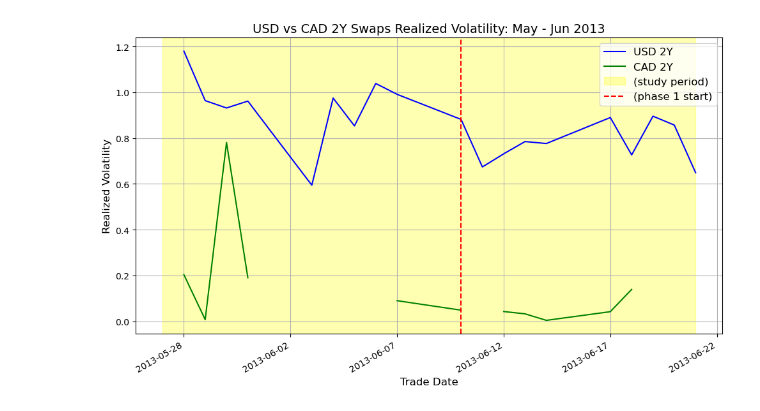
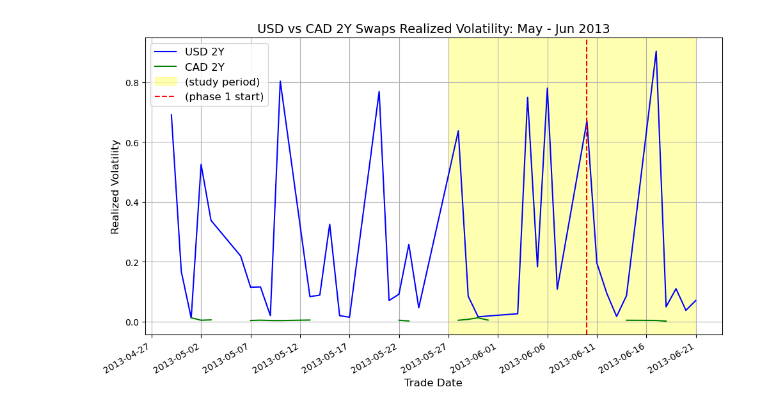
Before and after one commit to arnoblalam/irs-pricing-python, a Jupyter notebook: notebooks/volatility/2Y_Parallel_Trends_Volatility.ipynb, the cells around one changed output. Drawn from its saved outputs; the diff is of its cells as text; code cells hidden in the pictures.

Commit message:
Add volatility

```diff
--- a/notebooks/volatility/2Y_Parallel_Trends_Volatility.ipynb
+++ b/notebooks/volatility/2Y_Parallel_Trends_Volatility.ipynb
@@ -15,36 +15,36 @@ date_nice = f'May - Jun 2013'
 # %%
 
 # Filter the data for February and March for both datasets
-df = pd.read_csv('data/volatility/irs_fix_float_volatility.csv')
-df['Trade Date'] = pd.to_datetime(df['Trade Date'])
+df = pd.read_excel('data/volatility/irs_fix_float_volatility_20250121.xlsx')
+#df['Trade Date'] = pd.to_datetime(df['Trade Date'])
 df_usd = df[(df['Curr'] == 'USD') & (df['T'] == tenor)]
 df_cad = df[(df['Curr'] == 'CAD') & (df['T'] == tenor)]
-df_usd_filtered = df_usd[(df_usd['Trade Date'] >= start_date) & (df_usd['Trade Date'] <= end_date)].sort_values(by='Trade Date')
-df_cad_filtered = df_cad[(df_cad['Trade Date'] >= start_date) & (df_cad['Trade Date'] <= end_date)].sort_values(by='Trade Date')
+df_usd_filtered = df_usd[(df_usd['Trade_Date'] >= start_date) & (df_usd['Trade_Date'] <= end_date)].sort_values(by='Trade_Date')
+df_cad_filtered = df_cad[(df_cad['Trade_Date'] >= start_date) & (df_cad['Trade_Date'] <= end_date)].sort_values(by='Trade_Date')
 # %%
 # Re-plotting with additional formatting for study period and phase 1 start
 
 plt.figure(figsize=(10, 6))
-plt.plot(df_usd_filtered['Trade Date'], df_usd_filtered['std_return_1'], label=f'USD {tenor}', color='blue')
-plt.plot(df_cad_filtered['Trade Date'], df_cad_filtered['std_return_1'], label=f'CAD {tenor}', color='green')
+plt.plot(df_usd_filtered['Trade_Date'], df_usd_filtered['std_return_1'], label=f'USD {tenor}', color='blue')
+plt.plot(df_cad_filtered['Trade_Date'], df_cad_filtered['std_return_1'], label=f'CAD {tenor}', color='green')
 
 plt.axvspan(study_start, study_end, color='yellow', alpha=0.3, label='(study period)')
 
 # Adding a vertical dashed line for phase 1 start
 plt.axvline(phase_start, color='red', linestyle='--', label='(phase 1 start)')
 
 # Formatting the plot
 plt.title(f'USD vs CAD {tenor} Swaps Realized Volatility: {date_nice}', fontsize=14)
 plt.xlabel('Trade Date', fontsize=12)
 plt.ylabel('Realized Volatility', fontsize=12)
 plt.legend(fontsize=12)
 plt.grid(True)
 
 plt.gca().xaxis.set_major_formatter(mdates.DateFormatter('%Y-%m-%d'))
 plt.gca().xaxis.set_major_locator(mdates.DayLocator(interval=5))
 plt.gcf().autofmt_xdate() # Rotation
 
 plt.tight_layout()
 plt.show()
 # %% [output]
-[figure, old version]
+[figure, new version]
```
Also changed, not shown: 1 other file.
